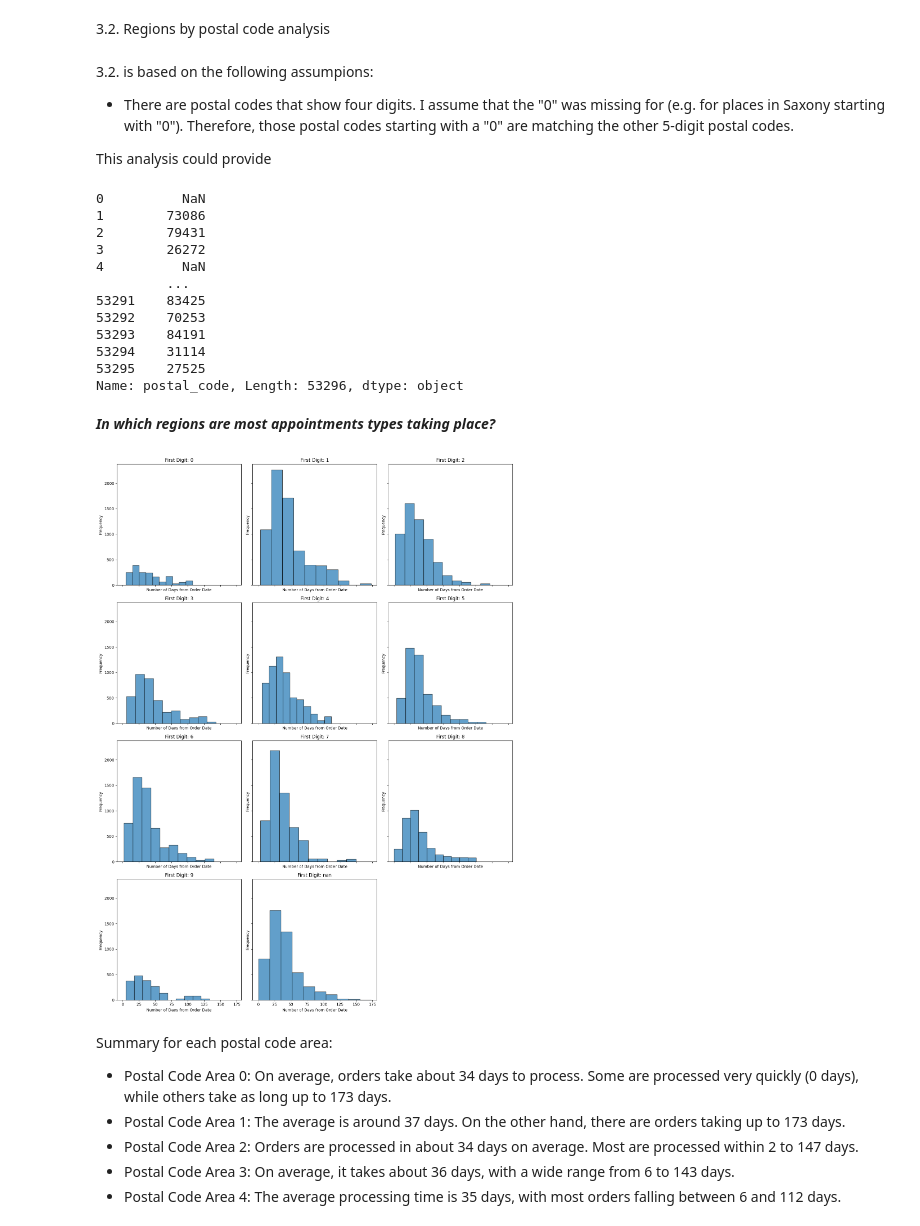
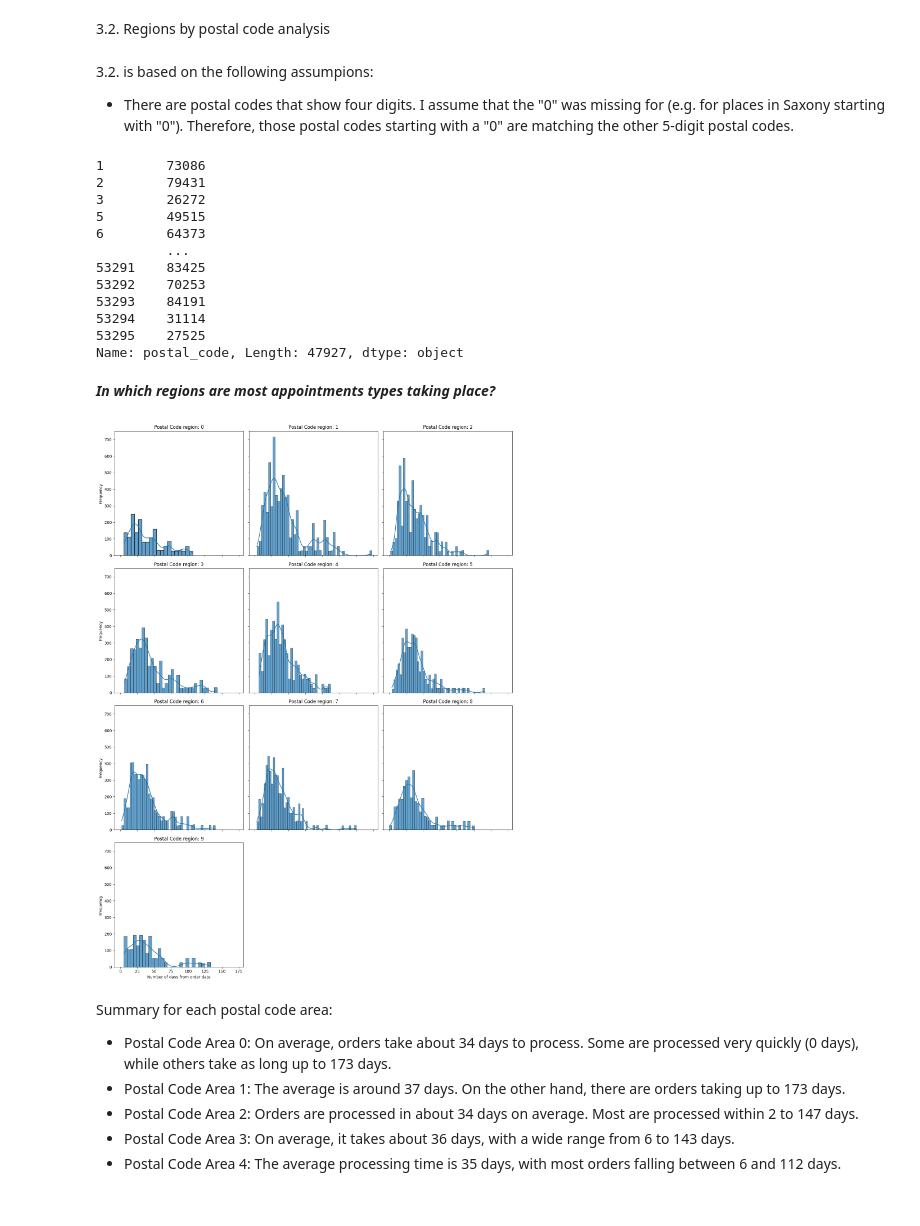
Before and after one commit to KatharinaZml/Data-Challenge, a Jupyter notebook: BI_Analyst_Challenge.ipynb, the cells around one changed output. Cells and saved outputs as stored; diff of their text form; code cells hidden in the pictures.

Commit message:
Layout adjustments

```diff
--- a/BI_Analyst_Challenge.ipynb
+++ b/BI_Analyst_Challenge.ipynb
@@ -47,19 +49,17 @@ appointments_count, orders_count, percentage_difference
 # %% [markdown]
 Identifaction of missing values
 # %%
-# Counting the number of null values in each column of orders_df
-print(f"Null values for all columns in orders_df:\n{orders_df.isnull().sum()}")
+# Dropping null values in orders_df
+orders_df.dropna(subset = ['postal_code'], inplace = True) #Null values are dropped to ensure the visuals are accurate
 
-# Counting the number of null values in each column of appointments_df
-print(f"Null values for all columns in appointments_df:\n{appointments_df.isnull().sum()}")
-
+# Dropping null values in appointment_df
 appointments_df['type'] = appointments_df['type'].str.strip()
 appointments_df.dropna(subset=['customer_id'], inplace=True)
 appointments_df.dropna(subset = ['type'], inplace = True) # Dropping null values to ensure the visuals are accurate and meaningful.
 appointments_df = appointments_df.loc[appointments_df['type']!='',:]
 
-# Column Timestamp is not dropped for now as it biases the analysis if analysed e.g. "How many clients did not finish until the final call appointment?"
-# Validate if dropping null values from customer ID
+# Column Timestamp is not dropped for now as it may bias the analysis if analysed e.g. "How many clients did not finish until the final call appointment?"
 
-appointments_df.isnull().sum()
+print(appointments_df.isnull().sum())
+print(orders_df.isnull().sum())
 # %% [output]
@@ -299,8 +296,6 @@ plt.show()
 # %% [markdown]
 3.2. is based on the following assumpions:
 - There are postal codes that show four digits. I assume that the "0" was missing for (e.g. for places in Saxony starting with "0"). Therefore, those postal codes starting with a "0" are matching the other 5-digit postal codes.
-
-This analysis could provide
 # %%
 #Handling all 4-digit postal codes and annotate a "0"
 
@@ -315,22 +310,23 @@ def format_postal_code(postal_code):
 
 # Apply formatting to the 'postal_code' column
 merged_df['postal_code'] = merged_df['postal_code'].apply(format_postal_code)
+merged_df.dropna(subset=['postal_code'], inplace=True)
 
 # Display the updated DataFrame
 print(merged_df['postal_code'])
 # %% [output]
-0          NaN
 1        73086
 2        79431
 3        26272
-4          NaN
+5        49515
+6        64373
          ...
 53291    83425
 53292    70253
 53293    84191
 53294    31114
 53295    27525
-Name: postal_code, Length: 53296, dtype: object
+Name: postal_code, Length: 47927, dtype: object
 # %%
 # Extracting the first digit of the postal code to group by region
 
@@ -348,34 +344,35 @@ region_descriptive_stats = merged_df.groupby('first_digit')['number_of_days_from
 # %%
 first_digits = sorted(merged_df['first_digit'].unique())
 
 # Number of columns in the subplot grid
 num_columns = 3
 num_digits = len(first_digits)
 num_rows = (num_digits + num_columns - 1) // num_columns  # Calculate the number of rows needed
 
-# Set up the subplots
+# Setting up the subplots
 fig, axes = plt.subplots(num_rows, num_columns, figsize=(15, 5 * num_rows), sharex=True, sharey=True)
 
 # Flatten axes array for easy indexing
 axes = axes.flatten()
 
-# Plot a histogram for each first digit
+# Plotting a histogram  for each first digit of the postal code (region)
 for i, digit in enumerate(first_digits):
     subset = merged_df[merged_df['first_digit'] == digit]
-    axes[i].hist(subset['number_of_days_from_order_date'], edgecolor='black', alpha=0.7)
-    axes[i].set_title(f'First Digit: {digit}')
-    axes[i].set_xlabel('Number of Days from Order Date')
+    sns.histplot(subset['number_of_days_from_order_date'], kde=True, ax=axes[i], edgecolor='black', alpha=0.7)
+    axes[i].set_title(f'Postal Code region: {digit}')
+    axes[i].set_xlabel('Number of days from order date')
     axes[i].set_ylabel('Frequency')
 
-# Hide extra subplots if there are fewer digits than slots
+# Hiding  extra subplots if there are fewer digits than slots
+
 for j in range(len(first_digits), len(axes)):
     fig.delaxes(axes[j])
 
-# Adjust layout
+# Adjusting layout to not overlap
 plt.tight_layout()
 plt.show()
 # %% [output]
-[figure, old version]
+[figure, new version]
 # %% [markdown]
 Summary for each postal code area:
 
```
Also changed, not shown: parts of 12 cells of this notebook, 4 other files.
